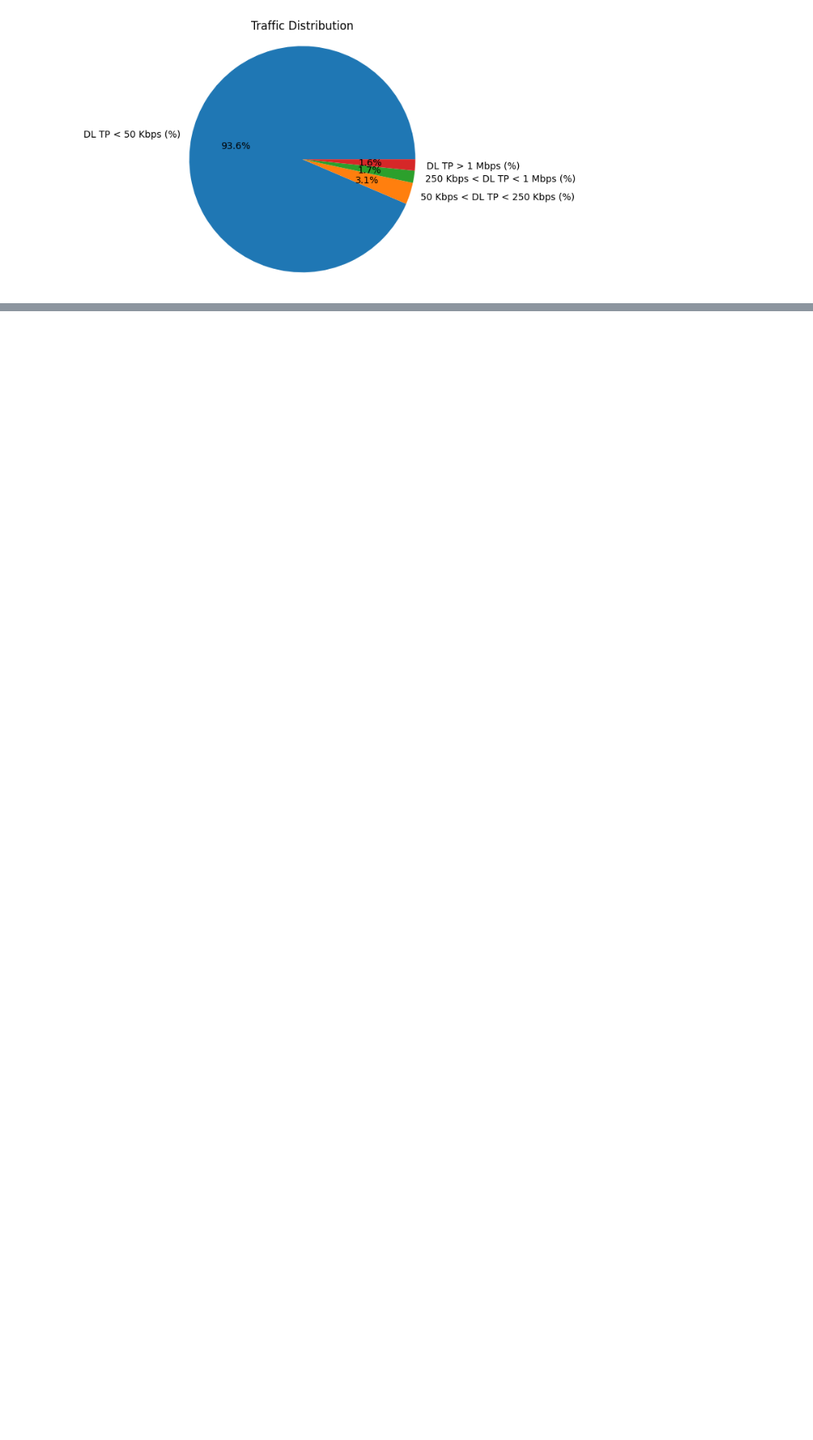
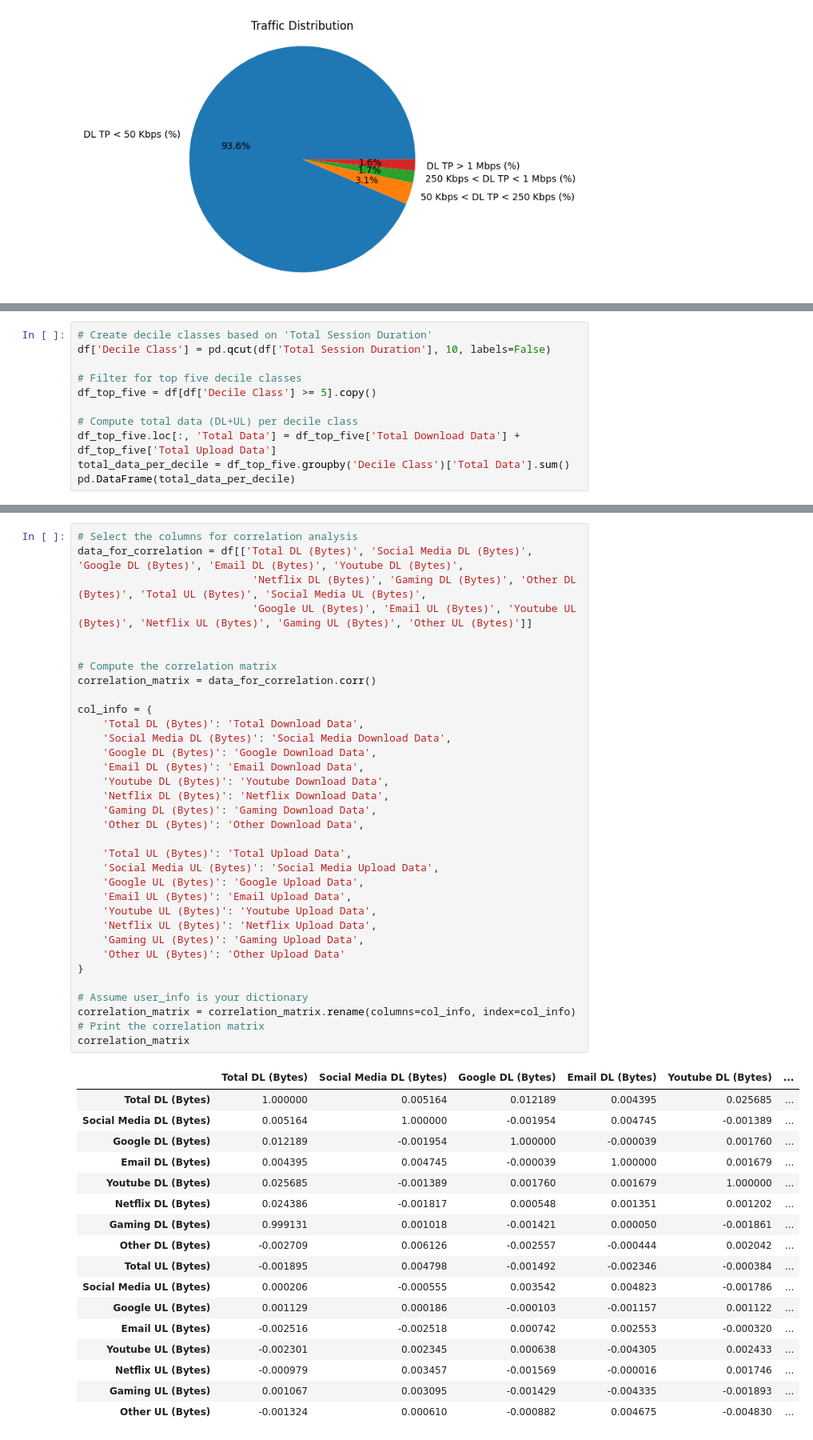
Before and after one commit to MubarekHussen/Telecom-Data-Driven-Investment-Analysis, a Jupyter notebook: notebooks/user_behavior_insight.ipynb, the cells around one changed output, grey strips where cells are left out. Shown at 80% size. Drawn from its saved outputs; the diff is of its cells as text; blank space fills up the shorter version.

```diff
--- a/notebooks/user_behavior_insight.ipynb
+++ b/notebooks/user_behavior_insight.ipynb
@@ -242,0 +249,11 @@ plt.show()
+# %%
+# Create decile classes based on 'Total Session Duration'
+df['Decile Class'] = pd.qcut(df['Total Session Duration'], 10, labels=False)
+
+# Filter for top five decile classes
+df_top_five = df[df['Decile Class'] >= 5].copy()
+
+# Compute total data (DL+UL) per decile class
+df_top_five.loc[:, 'Total Data'] = df_top_five['Total Download Data'] + df_top_five['Total Upload Data']
+total_data_per_decile = df_top_five.groupby('Decile Class')['Total Data'].sum()
+pd.DataFrame(total_data_per_decile)
@@ -242,0 +270,52 @@ plt.show()
+# %%
+# Select the columns for correlation analysis
+data_for_correlation = df[['Total DL (Bytes)', 'Social Media DL (Bytes)', 'Google DL (Bytes)', 'Email DL (Bytes)', 'Youtube DL (Bytes)',
+                            'Netflix DL (Bytes)', 'Gaming DL (Bytes)', 'Other DL (Bytes)', 'Total UL (Bytes)', 'Social Media UL (Bytes)',
+                            'Google UL (Bytes)', 'Email UL (Bytes)', 'Youtube UL (Bytes)', 'Netflix UL (Bytes)', 'Gaming UL (Bytes)', 'Other UL (Bytes)']]
+
+
+# Compute the correlation matrix
+correlation_matrix = data_for_correlation.corr()
+
+col_info = {
+    'Total DL (Bytes)': 'Total Download Data',
+    'Social Media DL (Bytes)': 'Social Media Download Data',
+    'Google DL (Bytes)': 'Google Download Data',
+    'Email DL (Bytes)': 'Email Download Data',
+    'Youtube DL (Bytes)': 'Youtube Download Data',
+    'Netflix DL (Bytes)': 'Netflix Download Data',
+    'Gaming DL (Bytes)': 'Gaming Download Data',
+    'Other DL (Bytes)': 'Other Download Data',
+
+    'Total UL (Bytes)': 'Total Upload Data',
+    'Social Media UL (Bytes)': 'Social Media Upload Data',
+    'Google UL (Bytes)': 'Google Upload Data',
+    'Email UL (Bytes)': 'Email Upload Data',
+    'Youtube UL (Bytes)': 'Youtube Upload Data',
+    'Netflix UL (Bytes)': 'Netflix Upload Data',
+    'Gaming UL (Bytes)': 'Gaming Upload Data',
+    'Other UL (Bytes)': 'Other Upload Data'
+}
+
+# Assume user_info is your dictionary
+correlation_matrix = correlation_matrix.rename(columns=col_info, index=col_info)
+# Print the correlation matrix
+correlation_matrix
+# %% [output]
+|  | Total DL (Bytes) | Social Media DL (Bytes) | Google DL (Bytes) | Email DL (Bytes) | Youtube DL (Bytes) | ... |
+| Total DL (Bytes) | 1.000000 | 0.005164 | 0.012189 | 0.004395 | 0.025685 | ... |
+| Social Media DL (Bytes) | 0.005164 | 1.000000 | -0.001954 | 0.004745 | -0.001389 | ... |
+| Google DL (Bytes) | 0.012189 | -0.001954 | 1.000000 | -0.000039 | 0.001760 | ... |
+| Email DL (Bytes) | 0.004395 | 0.004745 | -0.000039 | 1.000000 | 0.001679 | ... |
+| Youtube DL (Bytes) | 0.025685 | -0.001389 | 0.001760 | 0.001679 | 1.000000 | ... |
+| Netflix DL (Bytes) | 0.024386 | -0.001817 | 0.000548 | 0.001351 | 0.001202 | ... |
+| Gaming DL (Bytes) | 0.999131 | 0.001018 | -0.001421 | 0.000050 | -0.001861 | ... |
+| Other DL (Bytes) | -0.002709 | 0.006126 | -0.002557 | -0.000444 | 0.002042 | ... |
+| Total UL (Bytes) | -0.001895 | 0.004798 | -0.001492 | -0.002346 | -0.000384 | ... |
+| Social Media UL (Bytes) | 0.000206 | -0.000555 | 0.003542 | 0.004823 | -0.001786 | ... |
+| Google UL (Bytes) | 0.001129 | 0.000186 | -0.000103 | -0.001157 | 0.001122 | ... |
+| Email UL (Bytes) | -0.002516 | -0.002518 | 0.000742 | 0.002553 | -0.000320 | ... |
+| Youtube UL (Bytes) | -0.002301 | 0.002345 | 0.000638 | -0.004305 | 0.002433 | ... |
+| Netflix UL (Bytes) | -0.000979 | 0.003457 | -0.001569 | -0.000016 | 0.001746 | ... |
+| Gaming UL (Bytes) | 0.001067 | 0.003095 | -0.001429 | -0.004335 | -0.001893 | ... |
+| Other UL (Bytes) | -0.001324 | 0.000610 | -0.000882 | 0.004675 | -0.004830 | ... |
```
Also changed, not shown: parts of 7 cells of this notebook.
